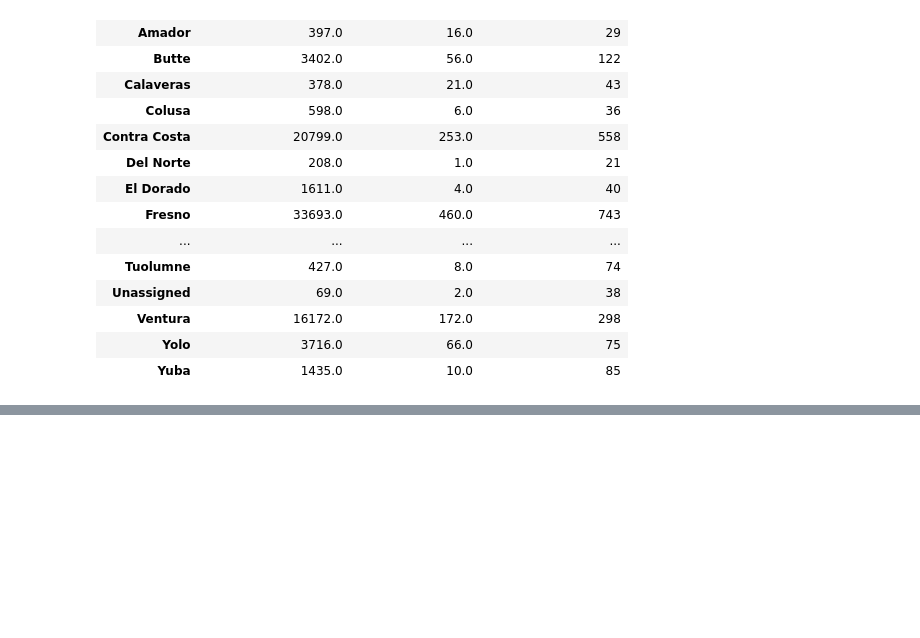
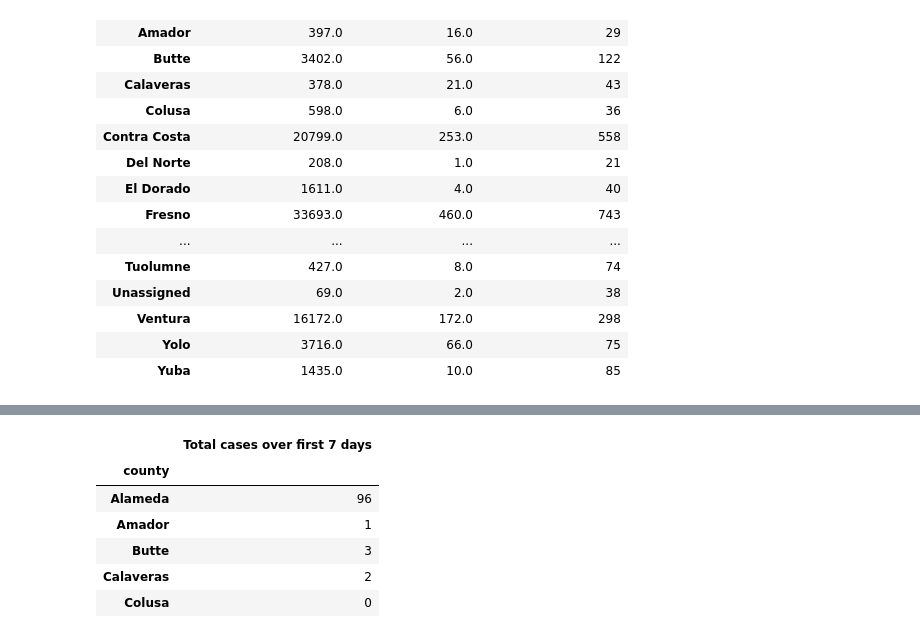
Before and after one commit to rteves0914/COVID_analysis, a Jupyter notebook: county_data.ipynb, the cells around one changed output, grey strips where cells are left out. Drawn from its saved outputs; the diff is of its cells as text; code cells hidden in the pictures; blank space fills up the shorter version.

```diff
--- a/county_data.ipynb
+++ b/county_data.ipynb
@@ -78,0 +82,18 @@ county_df
+# %%
+# Create a data frame that shows the total number of cases for each county in the first seven days
+# Again drop the rows that say unassigned and out of country
+
+first_seven_df = df_by_county.loc[(df_by_county["date"] == "2020-03-18") | (df_by_county["date"] == "2020-03-19") | (df_by_county["date"] == "2020-03-20") | (df_by_county["date"] == "2020-03-21") | (df_by_county["date"] == "2020-03-22") | (df_by_county["date"] == "2020-03-23") | (df_by_county["date"] == "2020-03-24")]
+first_seven_df = first_seven_df.groupby(["county"]).sum()
+first_seven_df = first_seven_df[["newcountconfirmed"]]
+first_seven_df = first_seven_df.rename(columns={"newcountconfirmed":"Total cases over first 7 days"})
+first_seven = first_seven_df.drop(["Unassigned"])
+first_seven.head()
+# %% [output]
+|  | Total cases over first 7 days |
+| county |  |
+| Alameda | 96 |
+| Amador | 1 |
+| Butte | 3 |
+| Calaveras | 2 |
+| Colusa | 0 |
```
Also changed, not shown: parts of 7 cells of this notebook.
